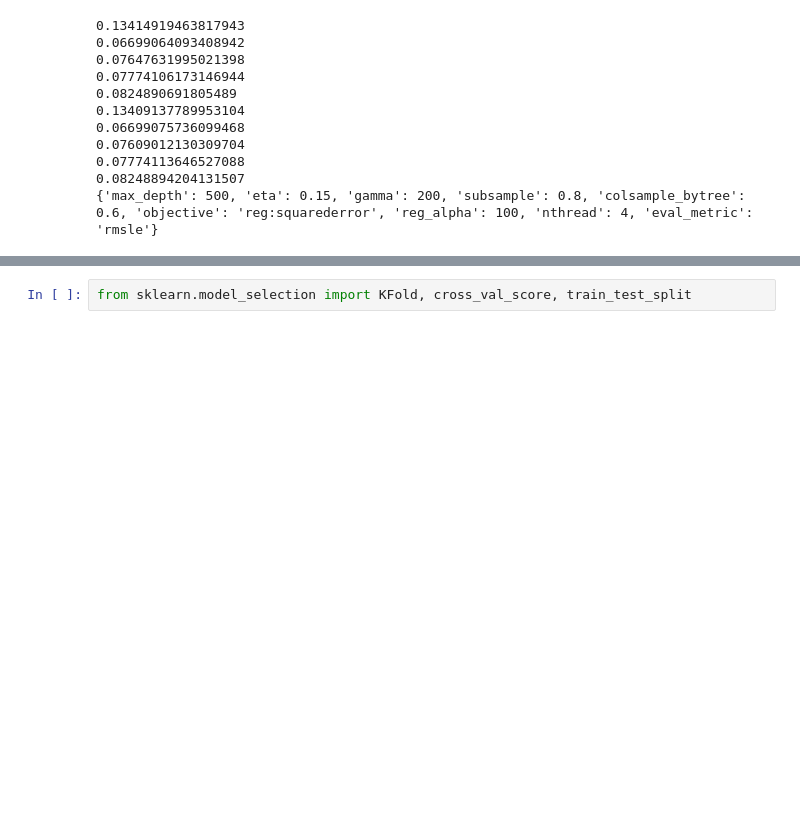
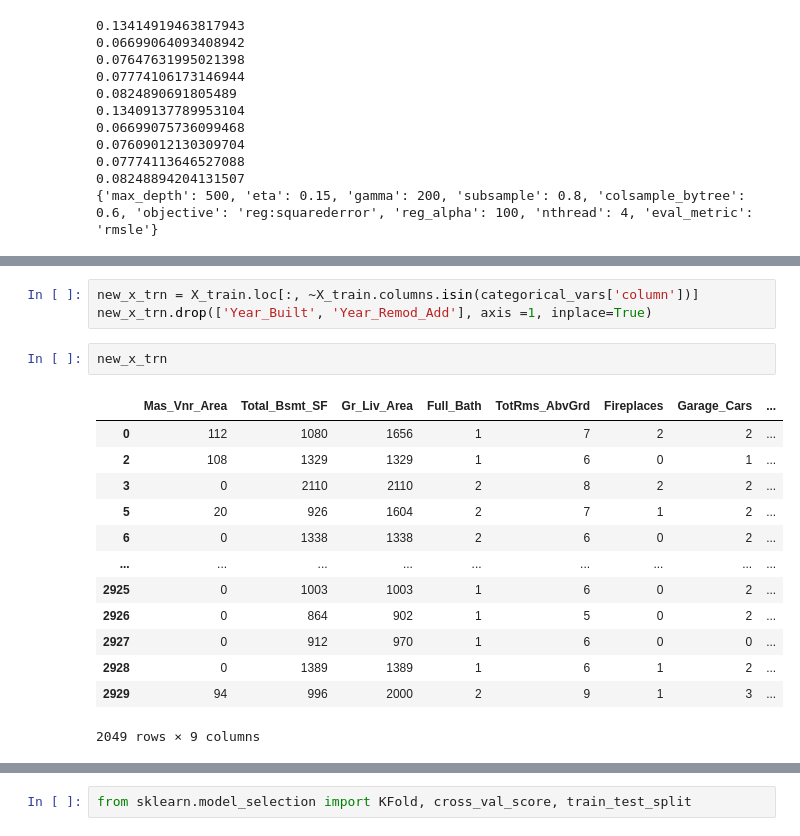
Before and after one commit to SandipSonawane/UIUC-STAT542-Statistical-Learning, a Jupyter notebook: Project 1- Predict the Housing Prices in Ames/EDA.ipynb, the cells around one changed output, grey strips where cells are left out. Drawn from its saved outputs; the diff is of its cells as text; blank space fills up the shorter version.

```diff
--- a/Project 1- Predict the Housing Prices in Ames/EDA.ipynb
+++ b/Project 1- Predict the Housing Prices in Ames/EDA.ipynb
@@ -631,0 +656,19 @@ print(param)
+# %%
+new_x_trn = X_train.loc[:, ~X_train.columns.isin(categorical_vars['column'])]
+new_x_trn.drop(['Year_Built', 'Year_Remod_Add'], axis =1, inplace=True)
+# %%
+new_x_trn
+# %% [output]
+|  | Mas_Vnr_Area | Total_Bsmt_SF | Gr_Liv_Area | Full_Bath | TotRms_AbvGrd | Fireplaces | Garage_Cars | ... |
+| 0 | 112 | 1080 | 1656 | 1 | 7 | 2 | 2 | ... |
+| 2 | 108 | 1329 | 1329 | 1 | 6 | 0 | 1 | ... |
+| 3 | 0 | 2110 | 2110 | 2 | 8 | 2 | 2 | ... |
+| 5 | 20 | 926 | 1604 | 2 | 7 | 1 | 2 | ... |
+| 6 | 0 | 1338 | 1338 | 2 | 6 | 0 | 2 | ... |
+| ... | ... | ... | ... | ... | ... | ... | ... | ... |
+| 2925 | 0 | 1003 | 1003 | 1 | 6 | 0 | 2 | ... |
+| 2926 | 0 | 864 | 902 | 1 | 5 | 0 | 2 | ... |
+| 2927 | 0 | 912 | 970 | 1 | 6 | 0 | 0 | ... |
+| 2928 | 0 | 1389 | 1389 | 1 | 6 | 1 | 2 | ... |
+| 2929 | 94 | 996 | 2000 | 2 | 9 | 1 | 3 | ... |
+2049 rows × 9 columns
```
Also changed, not shown: parts of 31 cells of this notebook.
